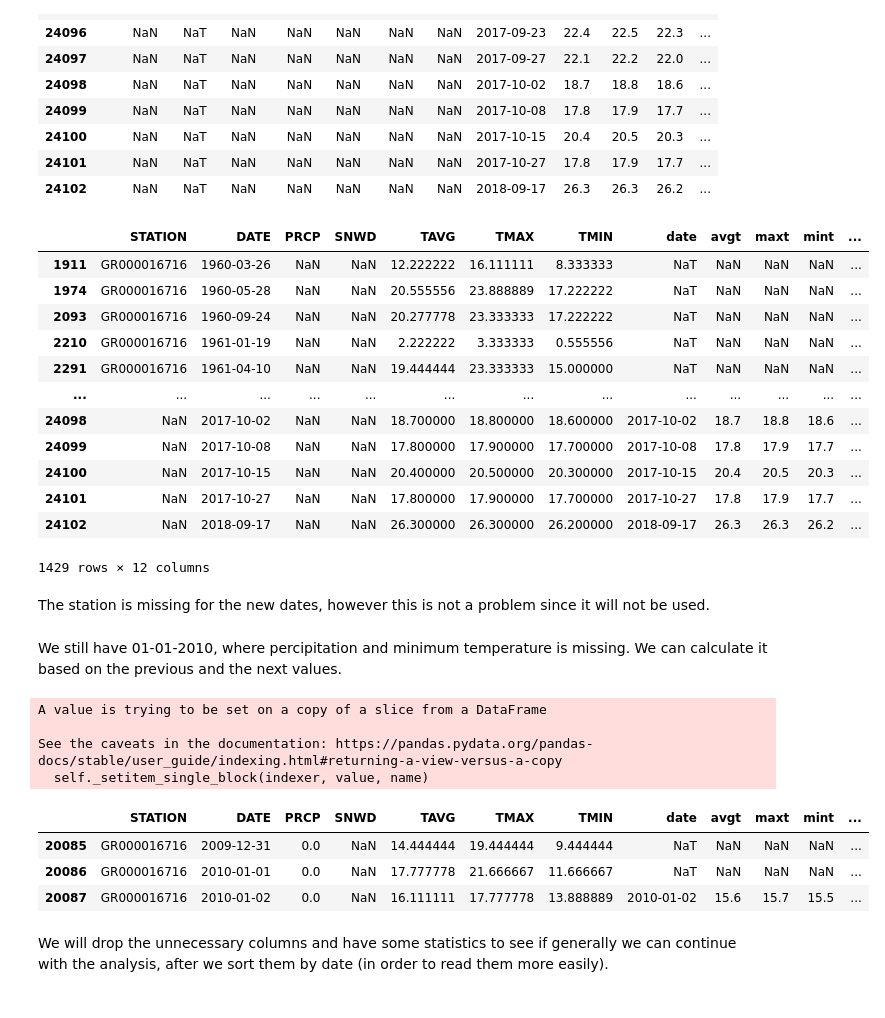
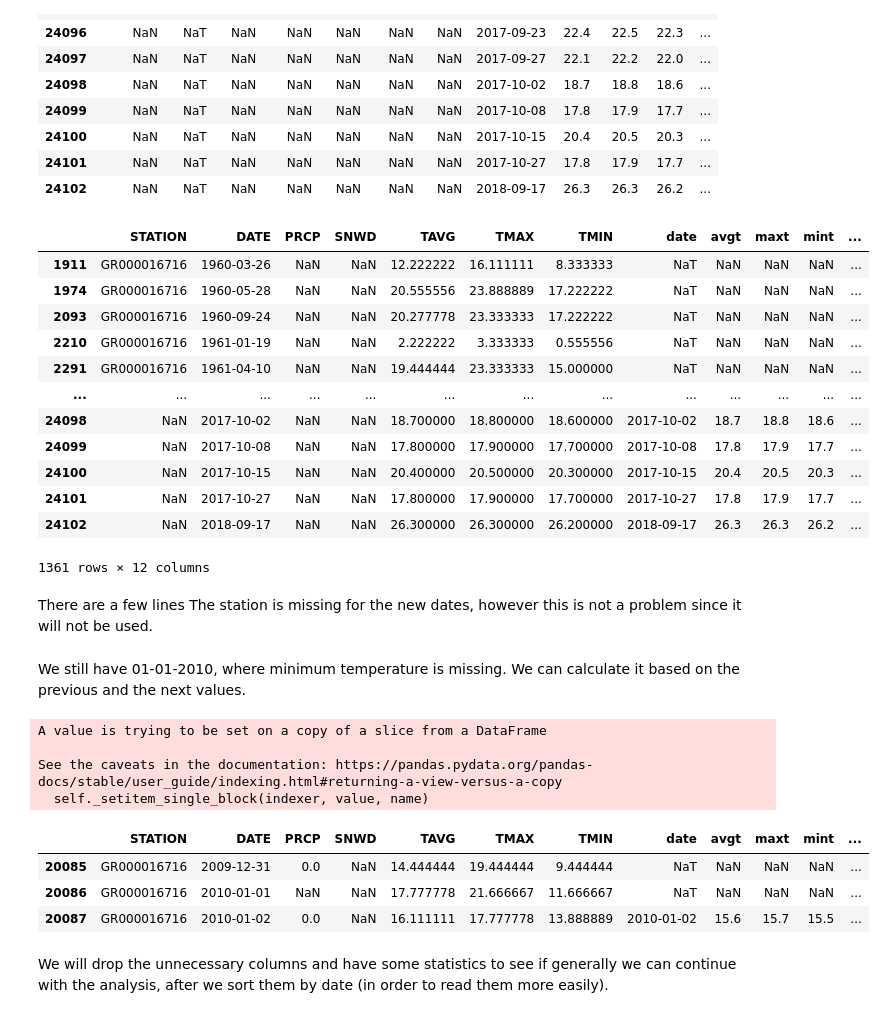
Before and after one commit to nataliaKat/Applied-ML-Assignments, a Jupyter notebook: assignment_01/assignment_01_Katsiapi_Natalia.ipynb, the cells around one changed output. Drawn from its saved outputs; the diff is of its cells as text; code cells hidden in the pictures.

```diff
--- a/assignment_01/assignment_01_Katsiapi_Natalia.ipynb
+++ b/assignment_01/assignment_01_Katsiapi_Natalia.ipynb
@@ -98,4 +127,4 @@
 # %%
-data.TAVG.iloc[798] = (data.iloc[797].TAVG + data.iloc[799].TAVG) / 2
+data.loc[798, "TAVG"] = (data.loc[797, "TAVG"] + data.loc[799, "TAVG"]) / 2
 data.iloc[797:800]
 # %% [output]
@@ -209,7 +225,7 @@
 # %%
-# data.loc[dates_2020, 'TMAX'] = data.loc[dates_2020, 'TMAX'].fillna(value=data.loc[dates_2020, 'TMAX'].mean())
-# data.loc[dates_2020, 'TMIN'] = data.loc[dates_2020, 'TMIN'].fillna(value=data.loc[dates_2020, 'TMIN'].mean())
-# data.loc[dates_2020, 'PRCP'] = data.loc[dates_2020, 'PRCP'].fillna(value=data.loc[dates_2020, 'PRCP'].mean())
-data[data.TMAX.isna() | data.TMIN.isna() | data.PRCP.isna()]
+data.loc[dates_2020, 'TAVG'] = data.loc[dates_2020, 'TAVG'].fillna(value=(data.TMAX + data.TMIN) / 2)
+data.loc[dates_2020, 'TMAX'] = data.loc[dates_2020, 'TMAX'].fillna(value=2 * data.TAVG - data.TMIN)
+data.loc[dates_2020, 'TMIN'] = data.loc[dates_2020, 'TMIN'].fillna(value=2 * data.TAVG - data.TMAX)
+data.loc[dates_2020 & (data.TMIN.isna() | data.TMAX.isna() | data.PRCP.isna())]
 # %% [output]
 |  | STATION | DATE | PRCP | SNWD | TAVG | TMAX | TMIN |
@@ -227,0 +250,4 @@ data[data.TMAX.isna() | data.TMIN.isna() | data.PRCP.isna()]
+# %%
+data.loc[dates_2020, 'TMIN'] = data.loc[dates_2020, 'TMIN'].fillna(value=(data.TMIN.shift(-1) + data.TMIN.shift(1)) / 2)
+data.loc[dates_2020, 'TMAX'] = data.loc[dates_2020, 'TMAX'].fillna(value=(data.TMAX.shift(-1) + data.TMAX.shift(1)) / 2)
+data.loc[dates_2020 & (data.TMIN.isna() | data.TMAX.isna() | data.PRCP.isna())]
@@ -306,7 +350,6 @@ data.tail(10)
 | 24102 | NaN | NaT | NaN | NaN | NaN | NaN | NaN | 2018-09-17 | 26.3 | 26.3 | 26.2 | ... |
 # %%
 data.DATE.fillna(value=data.date, inplace=True)
-# data.PRCP.fillna(value=data.prcp, inplace=True)
 data.TAVG.fillna(value=data.avgt, inplace=True)
 data.TMAX.fillna(value=data.maxt, inplace=True)
 data.TMIN.fillna(value=data.mint, inplace=True)
@@ -324,23 +367,23 @@ data[data.TMAX.isna() | data.TMIN.isna() | data.PRCP.isna()]
 | 24100 | NaN | 2017-10-15 | NaN | NaN | 20.400000 | 20.500000 | 20.300000 | 2017-10-15 | 20.4 | 20.5 | 20.3 | ... |
 | 24101 | NaN | 2017-10-27 | NaN | NaN | 17.800000 | 17.900000 | 17.700000 | 2017-10-27 | 17.8 | 17.9 | 17.7 | ... |
 | 24102 | NaN | 2018-09-17 | NaN | NaN | 26.300000 | 26.300000 | 26.200000 | 2018-09-17 | 26.3 | 26.3 | 26.2 | ... |
-1429 rows × 12 columns
+1361 rows × 12 columns
 # %% [markdown]
+There are a few lines
 The station is missing for the new dates, however this is not a problem since it will not be used.
 # %% [markdown]
-We still have 01-01-2010, where percipitation and minimum temperature is missing. We can calculate it based on the previous and the next values.
+We still have 01-01-2010, where minimum temperature is missing. We can calculate it based on the previous and the next values.
 # %%
-data.PRCP.iloc[20086] = (data.iloc[20085].PRCP + data.iloc[20087].PRCP) / 2
-data.TMIN.iloc[20086] = (data.iloc[20085].TMIN + data.iloc[20087].TMIN) / 2
+data.TMIN.loc[20086] = (data.loc[20085].TMIN + data.loc[20087].TMIN) / 2
 data.iloc[20085:20088]
 # %% [output]
 A value is trying to be set on a copy of a slice from a DataFrame
 
 See the caveats in the documentation: https://pandas.pydata.org/pandas-docs/stable/user_guide/indexing.html#returning-a-view-versus-a-copy
   self._setitem_single_block(indexer, value, name)
 |  | STATION | DATE | PRCP | SNWD | TAVG | TMAX | TMIN | date | avgt | maxt | mint | ... |
 | 20085 | GR000016716 | 2009-12-31 | 0.0 | NaN | 14.444444 | 19.444444 | 9.444444 | NaT | NaN | NaN | NaN | ... |
-| 20086 | GR000016716 | 2010-01-01 | 0.0 | NaN | 17.777778 | 21.666667 | 11.666667 | NaT | NaN | NaN | NaN | ... |
+| 20086 | GR000016716 | 2010-01-01 | NaN | NaN | 17.777778 | 21.666667 | 11.666667 | NaT | NaN | NaN | NaN | ... |
 | 20087 | GR000016716 | 2010-01-02 | 0.0 | NaN | 16.111111 | 17.777778 | 13.888889 | 2010-01-02 | 15.6 | 15.7 | 15.5 | ... |
 # %% [markdown]
 We will drop the unnecessary columns and have some statistics to see if generally we can continue with the analysis, after we sort them by date (in order to read them more easily).
```
Also changed, not shown: parts of 24 cells of this notebook, 1 other file.
